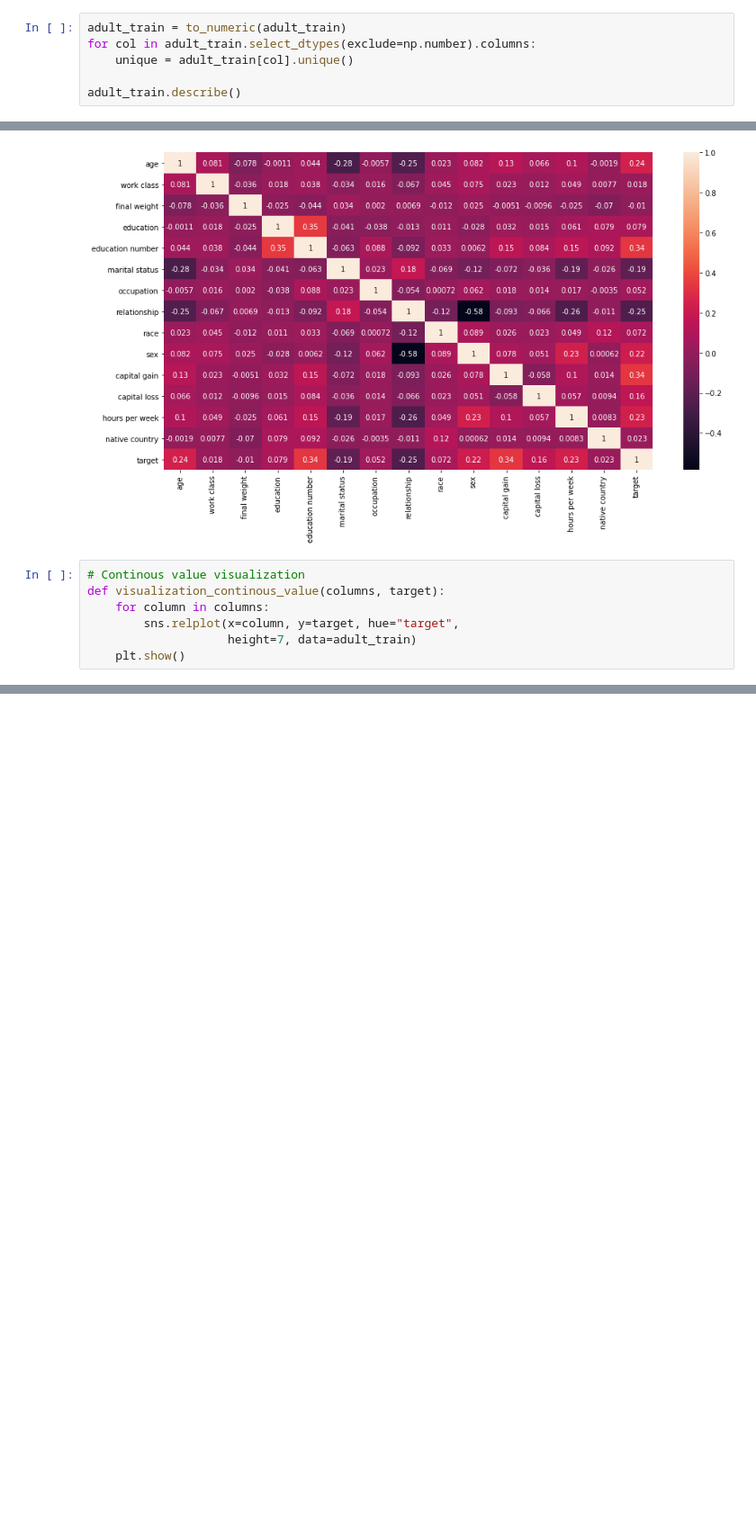
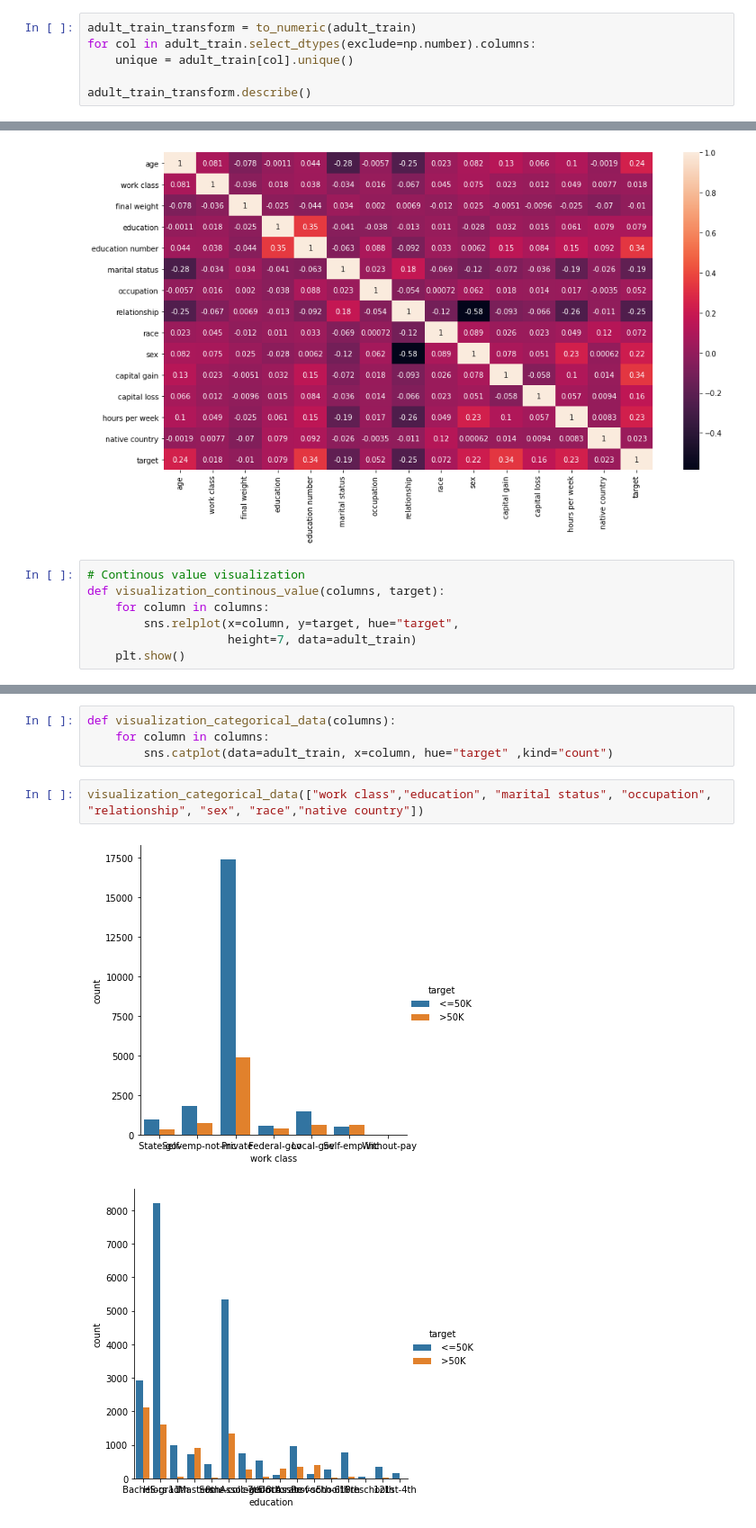
Before and after one commit to erwinleonardy/machine-learning, a Jupyter notebook: adult/bayu/bayu-adult.ipynb, the cells around one changed output, grey strips where cells are left out. Shown: that part at 90% size. Cells and saved outputs as stored; diff of their text form; blank space fills up the shorter version.

Commit message:
Fix data clean up for visualization

```diff
--- a/adult/bayu/bayu-adult.ipynb
+++ b/adult/bayu/bayu-adult.ipynb
@@ -144,11 +144,11 @@ def to_numeric(df):
     d = defaultdict(LabelEncoder)
     return df.apply(lambda x: d[x.name].fit_transform(x))
 # %%
-adult_train = to_numeric(adult_train)
+adult_train_transform = to_numeric(adult_train)
 for col in adult_train.select_dtypes(exclude=np.number).columns:
     unique = adult_train[col].unique()
 
-adult_train.describe()
+adult_train_transform.describe()
 # %% [output]
 |  | age | work class | final weight | education | education number | marital status | occupation | ... |
 | count | 30162.000000 | 30162.000000 | 30162.000000 | 30162.000000 | 30162.000000 | 30162.000000 | 30162.000000 | ... |
@@ -188,0 +189,9 @@ visualization_continous_value(["age","final weight","education number", "hours p
+# %%
+def visualization_categorical_data(columns):
+    for column in columns:
+        sns.catplot(data=adult_train, x=column, hue="target" ,kind="count")
+# %%
+visualization_categorical_data(["work class","education", "marital status", "occupation", "relationship", "sex", "race","native country"])
+# %% [output]
+[figure, added]
+[figure, added]
```
Also changed, not shown: parts of 6 cells of this notebook.
